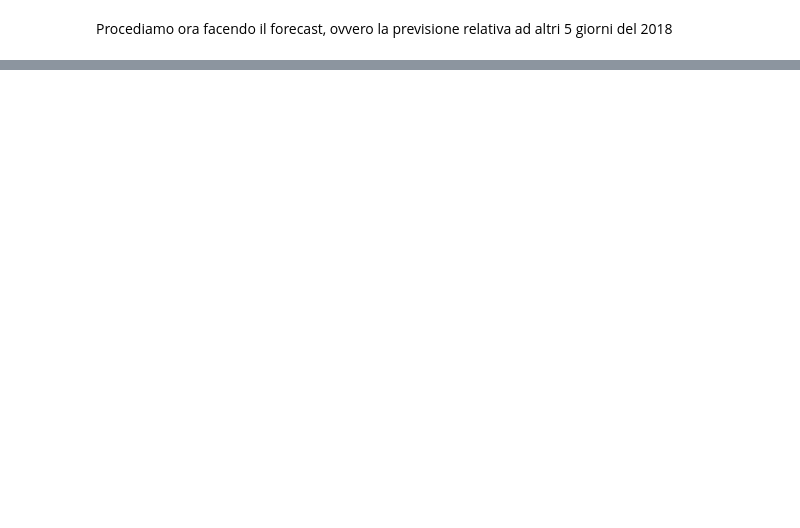
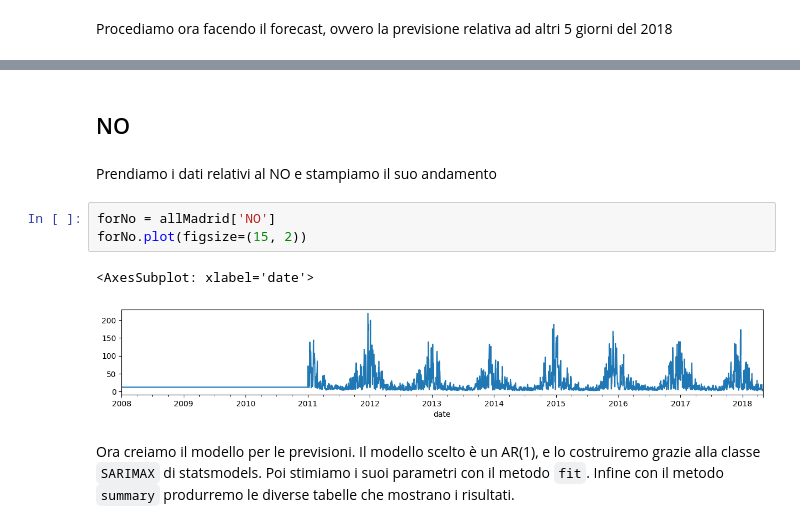
Before and after one commit to ChiaraAmalia/DataScience2Project, a Jupyter notebook: forecasting.ipynb, the cells around one changed output, grey strips where cells are left out. Saved outputs shown, nothing was run; the diff lists cells and outputs as text; blank space fills up the shorter version.

```diff
--- a/forecasting.ipynb
+++ b/forecasting.ipynb
@@ -159 +161,16 @@ horizon
 dtype: float64
+# %% [markdown]
+## NO
+# %% [markdown]
+Prendiamo i dati relativi al NO e stampiamo il suo andamento
+# %%
+forNo = allMadrid['NO']
+forNo.plot(figsize=(15, 2))
+# %% [output]
+<AxesSubplot: xlabel='date'>
+[figure, added]
+# %% [markdown]
+Ora creiamo il modello per le previsioni.
+Il modello scelto è un AR(1), e lo costruiremo grazie alla classe `SARIMAX` di statsmodels.
+Poi stimiamo i suoi parametri con il metodo `fit`.
+Infine con il metodo `summary` produrremo le diverse tabelle che mostrano i risultati.
```
Also changed, not shown: parts of 37 cells of this notebook.
